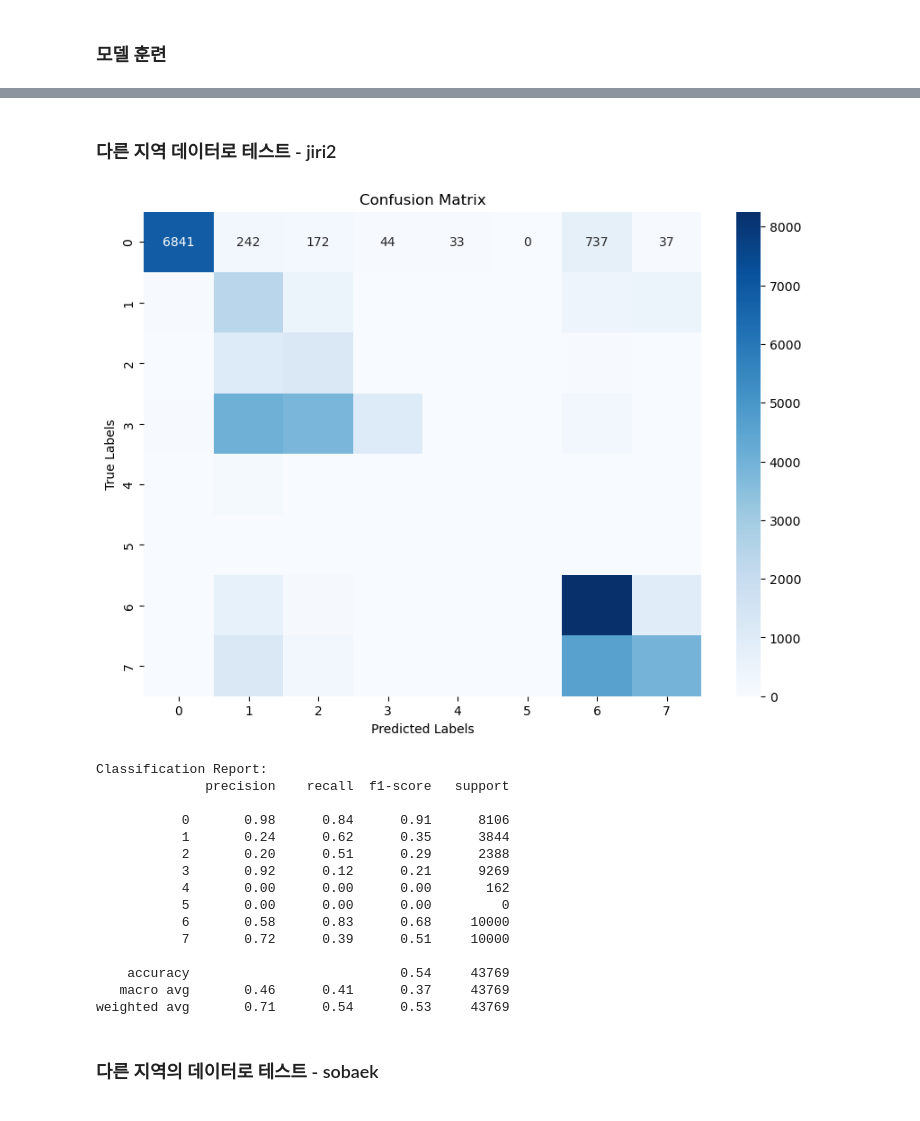
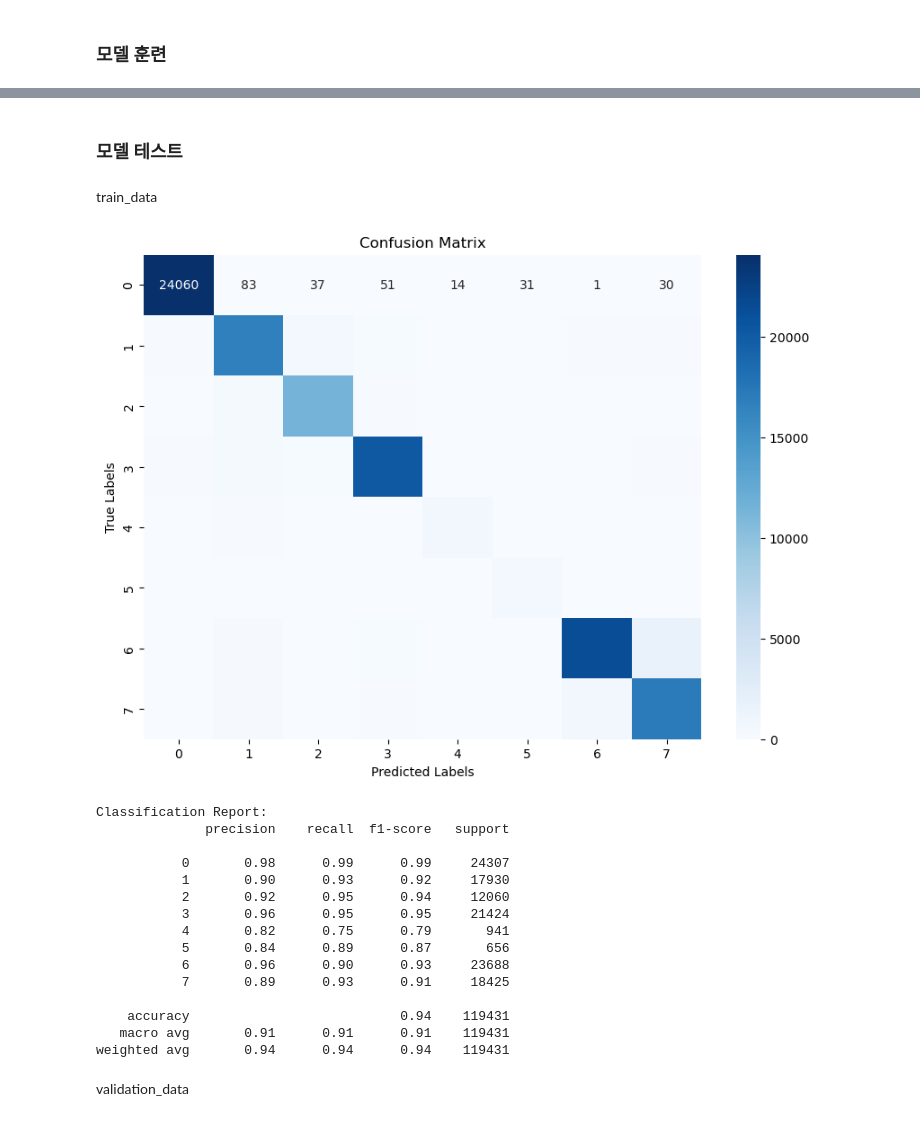
Before and after one commit to TaebinChoe/capstone_design, a Jupyter notebook: model/classification/naive.ipynb, the cells around one changed output, grey strips where cells are left out. Saved outputs shown, nothing was run; the diff lists cells and outputs as text; code cells hidden in the pictures.

```diff
--- a/model/classification/naive.ipynb
+++ b/model/classification/naive.ipynb
@@ -70,17 +148,24 @@ transform = transforms.Compose([
     transforms.Lambda(lambda x: x.float()),  # uint16 → float 변환
 ])
 
-dataset = TiffDataset(
-    large_tif_path = r"C:\Users\taebin\Desktop\my_study\capstone_design\data2\원천 데이터\jiri\planet_1.tif",
-    label_file = r"C:\Users\taebin\Desktop\my_study\capstone_design\data2\라벨링 데이터\jiri\label_mapping_sampled_1.csv",
+train_dataset = TiffDataset(
+    large_tif_dir = r"C:\Users\taebin\Desktop\my_study\capstone_design\data3\원천 데이터\naive",
+    file_list = ["jiri_1.tif", "jiri_2.tif", "sobaek.tif"], #전체 지역을 모두 사용한다.
+    label_file = r"C:\Users\taebin\Desktop\my_study\capstone_design\data3\라벨링 데이터\label_mapping_sampled.csv",
+    box_filter_fn = lambda box_number: not test_filter(box_number),
     transform=transform
 )
 
-# 학습과 검증 데이터셋 나누기
-train_dataset, val_dataset = train_test_split(dataset, test_size=0.2, random_state=42)
+val_dataset = TiffDataset(
+    large_tif_dir = r"C:\Users\taebin\Desktop\my_study\capstone_design\data3\원천 데이터\naive",
+    file_list = ["jiri_1.tif", "jiri_2.tif", "sobaek.tif"], #전체 지역을 모두 사용한다.
+    label_file = r"C:\Users\taebin\Desktop\my_study\capstone_design\data3\라벨링 데이터\label_mapping_sampled.csv",
+    box_filter_fn = test_filter,
+    transform=transform
+)
 
 train_loader = DataLoader(train_dataset, batch_size=32, shuffle=True)
-val_loader = DataLoader(val_dataset, batch_size=32, shuffle=False)
+val_loader = DataLoader(val_dataset, batch_size=32, shuffle=True)
 # %% [markdown]
 ### resnet과 같은 구조의 모델
 # %%
@@ -294,2 +377,0 @@ Epoch [12/50], Train Loss: 0.3080, Train Accuracy: 89.10%, Val Loss: 0.6926, Val
-# %% [markdown]
-### 다른 지역 데이터로 테스트 - jiri2
@@ -305,21 +378,23 @@ jiri2_loader = DataLoader(jiri2_dataset, batch_size=32, shuffle=False)
+# %% [markdown]
+### 모델 테스트
+# %% [markdown]
+train_data
 # %%
-evaluate_model_with_cm(model, jiri2_loader, num_classes=8)
+evaluate_model_with_cm(model, train_loader, num_classes=8)
 # %% [output]
-[figure, old version]
+[figure, new version]
 Classification Report:
               precision    recall  f1-score   support
 
-           0       0.98      0.84      0.91      8106
-           1       0.24      0.62      0.35      3844
-           2       0.20      0.51      0.29      2388
-           3       0.92      0.12      0.21      9269
-           4       0.00      0.00      0.00       162
-           5       0.00      0.00      0.00         0
-           6       0.58      0.83      0.68     10000
-           7       0.72      0.39      0.51     10000
+           0       0.98      0.99      0.99     24307
+           1       0.90      0.93      0.92     17930
+           2       0.92      0.95      0.94     12060
+           3       0.96      0.95      0.95     21424
+           4       0.82      0.75      0.79       941
+           5       0.84      0.89      0.87       656
+           6       0.96      0.90      0.93     23688
+           7       0.89      0.93      0.91     18425
 
-    accuracy                           0.54     43769
-   macro avg       0.46      0.41      0.37     43769
-weighted avg       0.71      0.54      0.53     43769
+    accuracy                           0.94    119431
+   macro avg       0.91      0.91      0.91    119431
+weighted avg       0.94      0.94      0.94    119431
-# %% [markdown]
-### 다른 지역의 데이터로 테스트 - sobaek
@@ -335 +401,3 @@ sobaek_loader = DataLoader(sobaek_dataset, batch_size=32, shuffle=False)
+# %% [markdown]
+validation_data
 # %%
```
Also changed, not shown: parts of 23 cells of this notebook.
